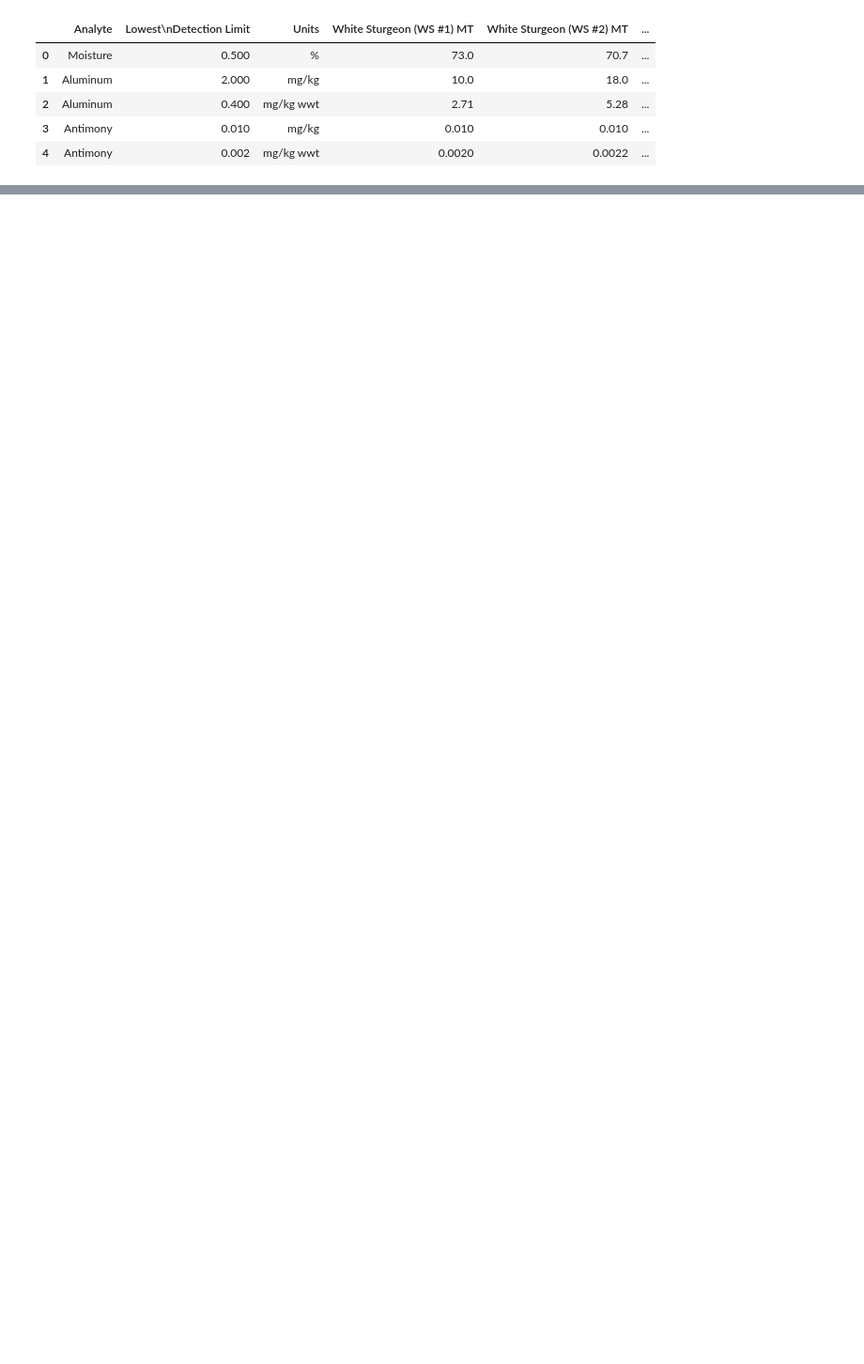
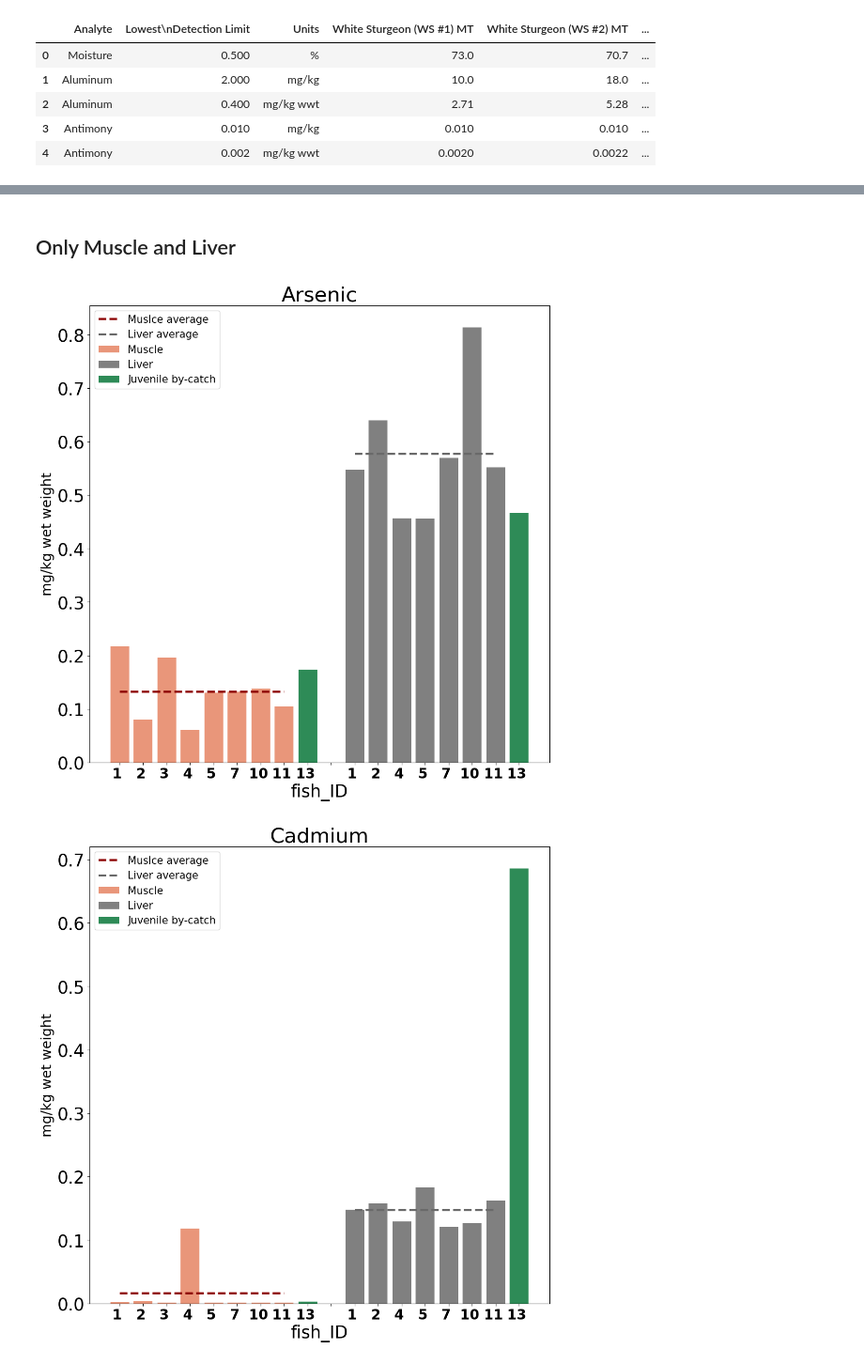
Before and after one commit to amirmtaghizadegan/Sturgeon, a Jupyter notebook: etwas.ipynb, the cells around one changed output, grey strips where cells are left out. Shown at 94% size. Drawn from its saved outputs; the diff is of its cells as text; code cells hidden in the pictures; blank space fills up the shorter version.

```diff
--- a/etwas.ipynb
+++ b/etwas.ipynb
@@ -129,0 +132,70 @@ for tissue in ['MT', 'Liver']:
+# %% [markdown]
+## Only Muscle and Liver
+# %%
+elements = ref.columns[5:]
+
+x = data.columns[3:]
+# seperating liver and mt using columns contatins the word "Liver"
+Liver_id = x.str.contains("Liver")
+id_13 = x.str.contains("#13")
+colorl = x.to_numpy().copy()
+colorl[Liver_id] = 'gray' # -> liver color
+colorl[~Liver_id] = 'darksalmon' # -> muscle color
+colorl[id_13] = 'seagreen' # -> 13 color
+ticklabel = x.str.removeprefix('White Sturgeon (WS #')
+ticklabel = ticklabel.str.replace(')','', regex=False)
+ticklabel = ticklabel.str.replace('MT','',regex=False)
+ticklabel = ticklabel.str.replace('Liver','',regex=False)
+
+
+for i in np.arange(len(elements)):
+    plt.figure(figsize=(12, 12), facecolor= 'white')
+    # obtaining related data
+    values = np.array(data[np.logical_and(data["Analyte"] == elements[i], data["Units"] == "mg/kg wwt")].to_numpy()[:, 3:].ravel(), dtype=float)
+
+    # finding nans to ignore in future
+    nan_id = ref.loc[:, elements[i]].isna()
+    temp = ~Liver_id
+    # bar without 13
+    id = temp & (~id_13)
+    n = len(x[id])
+    plt.bar(np.arange(n), values[id], color = colorl[id], label="Muscle")
+
+    # plotting just 13
+    id = temp & (id_13)
+    plt.bar(np.arange(n, n+1), values[id], color = colorl[id])
+
+    # plotting mean
+    id = temp & (~id_13)
+    plt.plot(np.arange(n), np.mean(values[id]).repeat(values[id].shape), color = 'darkred', linestyle = "dashed", linewidth = 3, label = 'Muslce average')
+    n += 2
+
+    temp = Liver_id
+    # bar without 13
+    id = temp & (~id_13)
+    plt.bar(np.arange(n, n+id.sum()), values[id], color = colorl[id], label="Liver")
+    n = n + id.sum()
+
+    # plotting just 13
+    id = temp & (id_13)
+    plt.bar(np.arange(n, n+1), values[id], color = colorl[id], label = "Juvenile by-catch")
+    n = n+1
+
+    # plotting mean
+    id = temp & (~id_13)
+    plt.plot(np.arange(n-id.sum(), n)-1, np.mean(values[id]).repeat(values[id].shape), color = 'dimgrey', linestyle = "dashed", linewidth = 3, label = 'Liver average')
+
+
+    plt.legend(fontsize = 15)
+    plt.title(f'{elements[i]}', fontsize = 30)
+    plt.xlabel("fish_ID", fontsize = 25)
+    plt.ylabel("mg/kg wet weight", fontsize = 20)
+    plt.xticks(ticks = np.arange(n),
+                labels = ticklabel[~temp].to_list() + [''] + ticklabel[temp].to_list(), fontsize = 20, fontweight = 'bold')
+    plt.yticks(fontsize = 25)
+    if not os.path.exists("./pics/etwas/barPlot+13/"):
+        os.makedirs("./pics/etwas/barPlot+13/")
+    plt.savefig("./pics/etwas/barPlot+13/"+elements[i]+'_'+tissue+".png")
+# %% [output]
+[figure, added]
+[figure, added]
```
Also changed, not shown: parts of 3 cells of this notebook, 5 other files.
